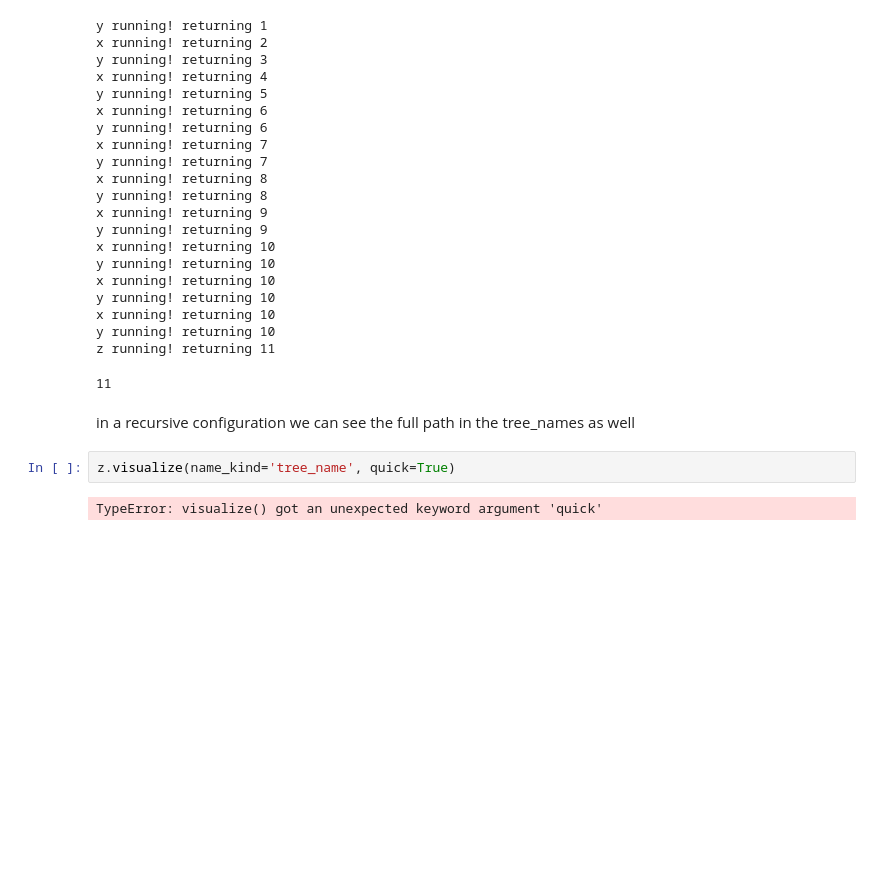
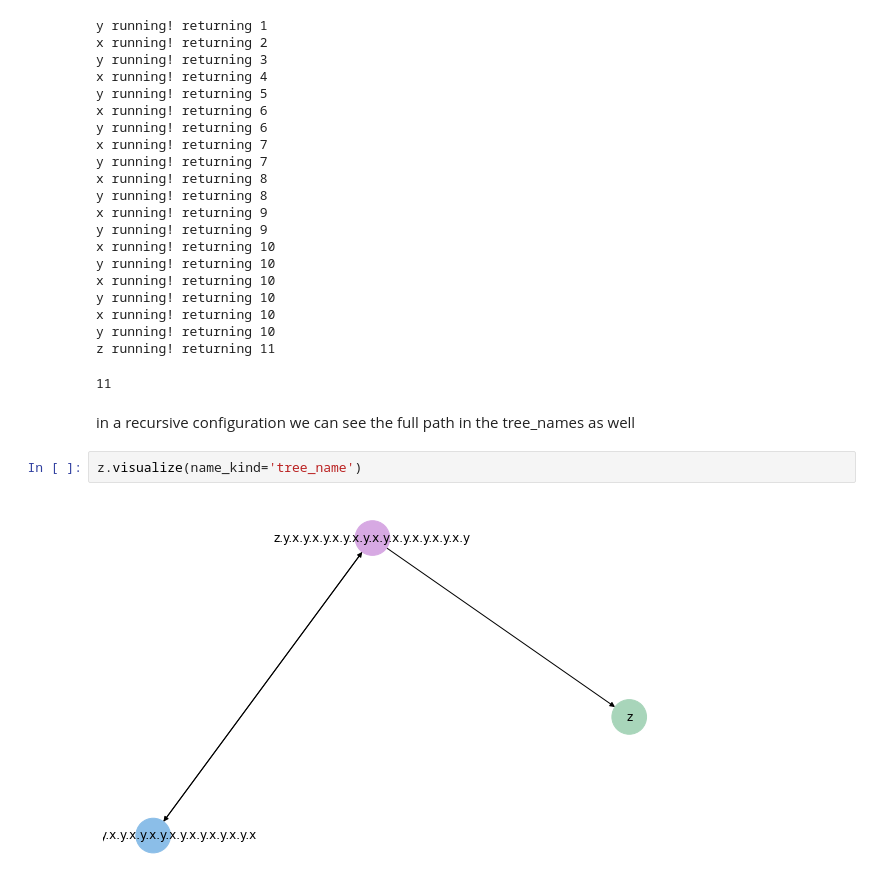
Before and after one commit to lastmeta/factum, a Jupyter notebook: factum/notebooks/dev.ipynb, the cells around one changed output. Drawn from its saved outputs; the diff is of its cells as text; blank space fills up the shorter version.

```diff
--- a/factum/notebooks/dev.ipynb
+++ b/factum/notebooks/dev.ipynb
@@ -465,6 +526,6 @@ z running! returning 11
 # %% [markdown]
 in a recursive configuration we can see the full path in the tree_names as well
 # %%
-z.visualize(name_kind='tree_name', quick=True)
+z.visualize(name_kind='tree_name')
 # %% [output]
-TypeError: visualize() got an unexpected keyword argument 'quick'
+[figure, added]
```
Also changed, not shown: parts of 32 cells of this notebook, 1 other file.
